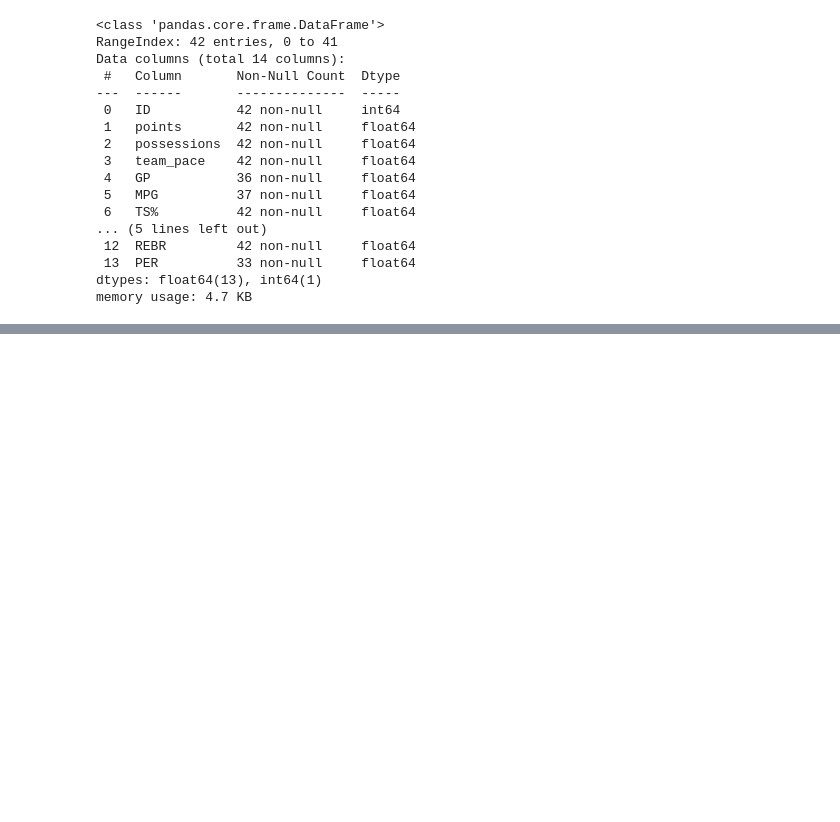
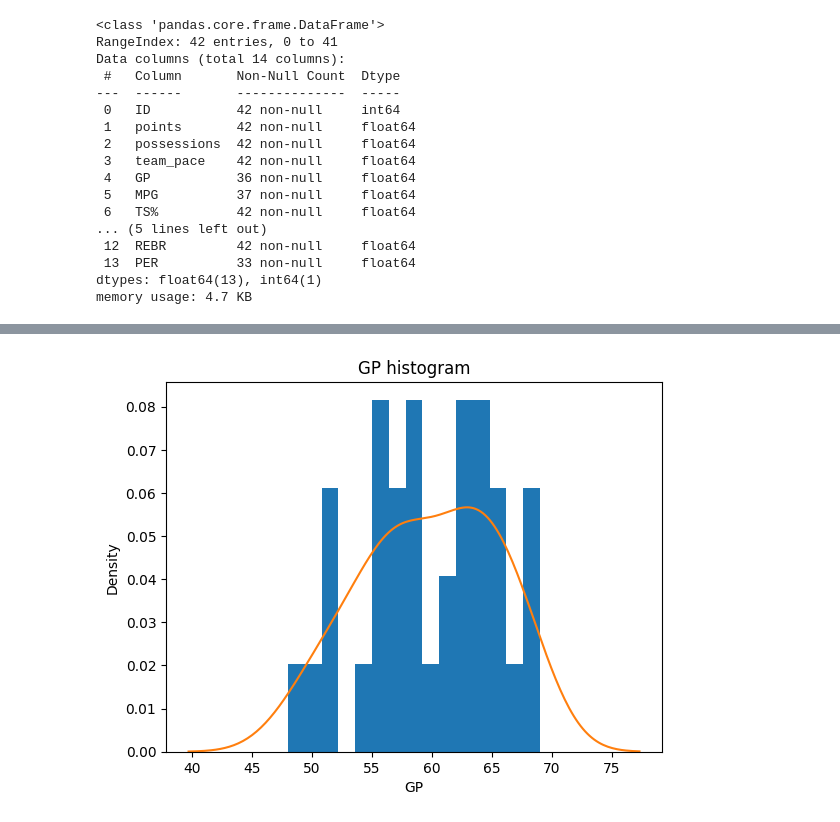
Before and after one commit to Luanog/Space_Jam_ANL, a Jupyter notebook: space-jam-anl.ipynb, the cells around one changed output, grey strips where cells are left out. Saved outputs shown, nothing was run; the diff lists cells and outputs as text; code cells hidden in the pictures; blank space fills up the shorter version.

```diff
--- a/space-jam-anl.ipynb
+++ b/space-jam-anl.ipynb
@@ -218,0 +320,7 @@ memory usage: 4.7 KB
+# %%
+# fazendo um grafico KDE baseado no histograma 'GP'.
+plt.hist(player_df['GP'], density=True, bins=15)
+plt.title('GP histogram')
+sns.kdeplot(player_df['GP']);
+# %% [output]
+[figure, added]
```
Also changed, not shown: parts of 12 cells of this notebook.
